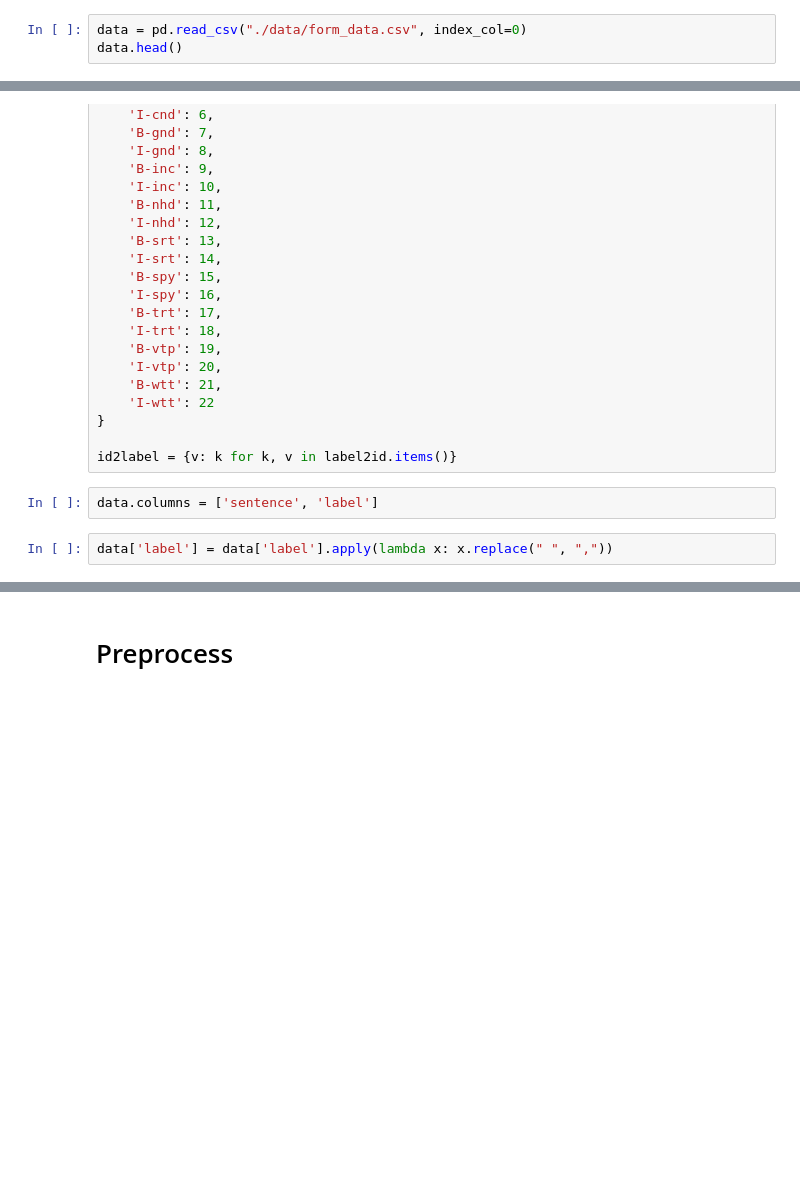
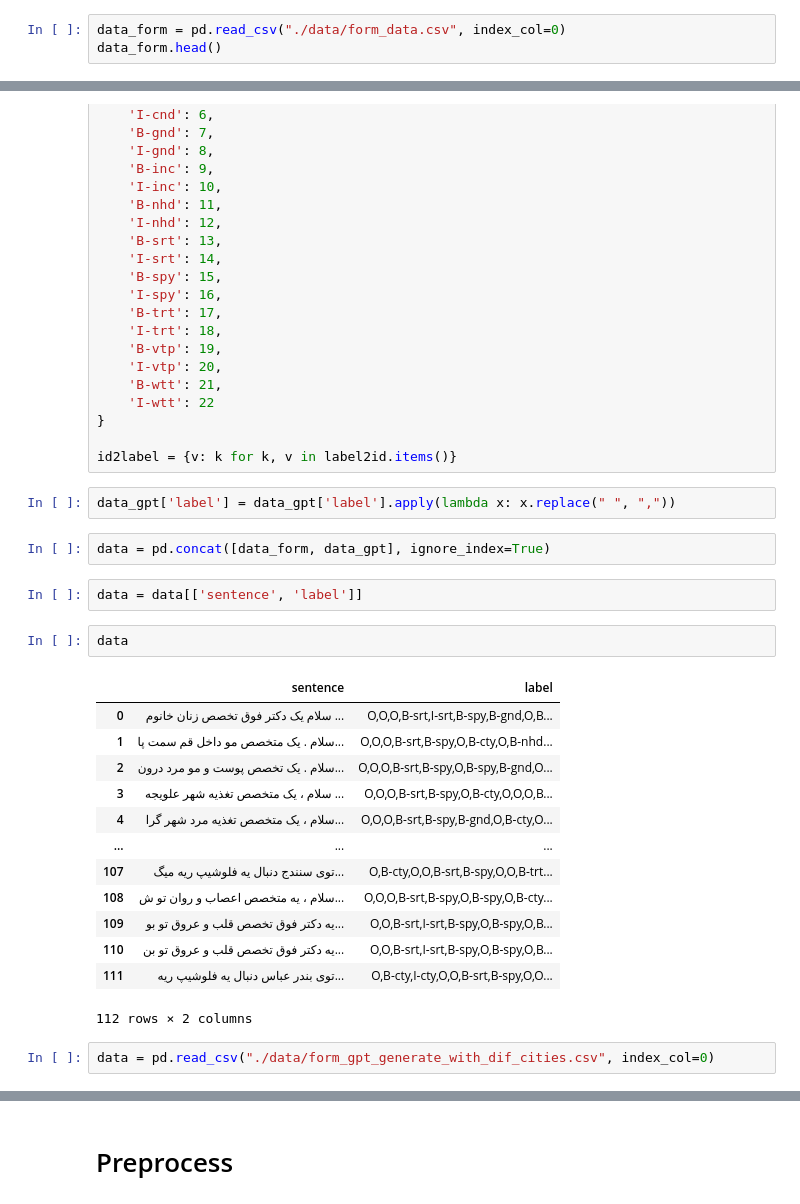
Before and after one commit to InFluX-M/Doctor-Recommendation-Assistant, a Jupyter notebook: EntityRecognitionWithBERT.ipynb, the cells around one changed output, grey strips where cells are left out. Saved outputs shown, nothing was run; the diff lists cells and outputs as text; blank space fills up the shorter version.

```diff
--- a/EntityRecognitionWithBERT.ipynb
+++ b/EntityRecognitionWithBERT.ipynb
@@ -66,6 +35,6 @@ id2label = {
 # %%
-data = pd.read_csv("./data/form_data.csv", index_col=0)
-data.head()
+data_form = pd.read_csv("./data/form_data.csv", index_col=0)
+data_form.head()
 # %% [output]
 |  | sentence | label |
 | 0 | سلام یک دکتر فوق تخصص زنان خانوم ... | O,O,O,B-srt,I-srt,B-spy,B-gnd,O,B... |
@@ -127,7 +119,27 @@ label2id = {
 }
 
 id2label = {v: k for k, v in label2id.items()}
-# %%
-data.columns = ['sentence', 'label']
 # %%
-data['label'] = data['label'].apply(lambda x: x.replace(" ", ","))
+data_gpt['label'] = data_gpt['label'].apply(lambda x: x.replace(" ", ","))
+# %%
+data = pd.concat([data_form, data_gpt], ignore_index=True)
+# %%
+data = data[['sentence', 'label']]
+# %%
+data
+# %% [output]
+|  | sentence | label |
+| 0 | سلام یک دکتر فوق تخصص زنان خانوم ... | O,O,O,B-srt,I-srt,B-spy,B-gnd,O,B... |
+| 1 | سلام . یک متخصص مو داخل قم سمت پا... | O,O,O,B-srt,B-spy,O,B-cty,O,B-nhd... |
+| 2 | سلام . یک تخصص پوست و مو مرد درون... | O,O,O,B-srt,B-spy,O,B-spy,B-gnd,O... |
+| 3 | سلام ، یک متخصص تغذیه شهر علویجه ... | O,O,O,B-srt,B-spy,O,B-cty,O,O,O,B... |
+| 4 | سلام ، یک متخصص تغذیه مرد شهر گرا... | O,O,O,B-srt,B-spy,B-gnd,O,B-cty,O... |
+| ... | ... | ... |
+| 107 | توی سنندج دنبال یه فلوشیپ ریه میگ... | O,B-cty,O,O,B-srt,B-spy,O,O,B-trt... |
+| 108 | سلام ، یه متخصص اعصاب و روان تو ش... | O,O,O,B-srt,B-spy,O,B-spy,O,B-cty... |
+| 109 | یه دکتر فوق تخصص قلب و عروق تو بو... | O,O,B-srt,I-srt,B-spy,O,B-spy,O,B... |
+| 110 | یه دکتر فوق تخصص قلب و عروق تو بن... | O,O,B-srt,I-srt,B-spy,O,B-spy,O,B... |
+| 111 | توی بندر عباس دنبال یه فلوشیپ ریه... | O,B-cty,I-cty,O,O,B-srt,B-spy,O,O... |
+112 rows × 2 columns
+# %%
+data = pd.read_csv("./data/form_gpt_generate_with_dif_cities.csv", index_col=0)
```
Also changed, not shown: parts of 20 cells of this notebook, 13 other files.
